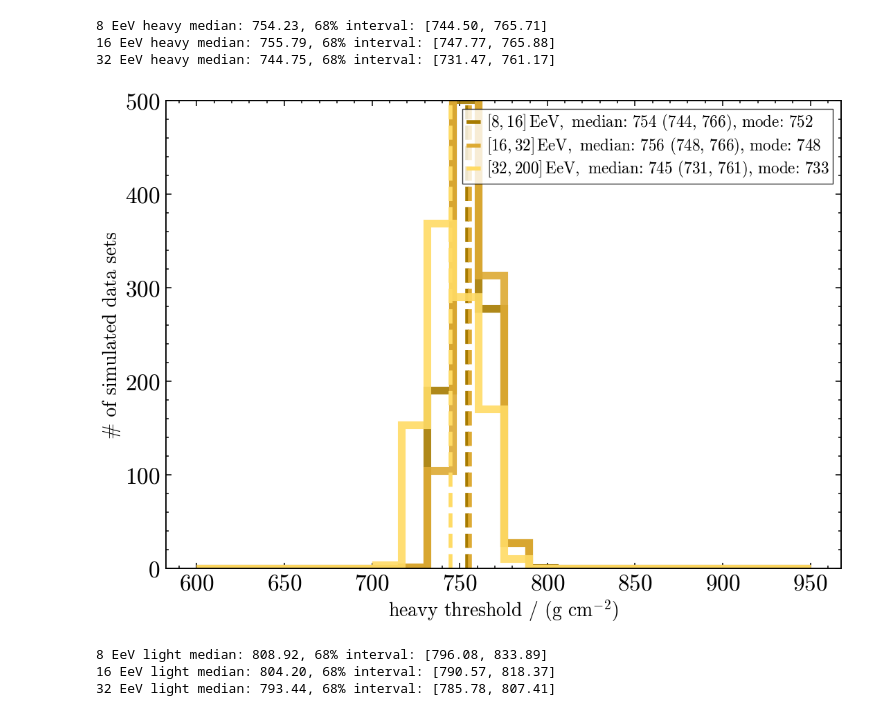
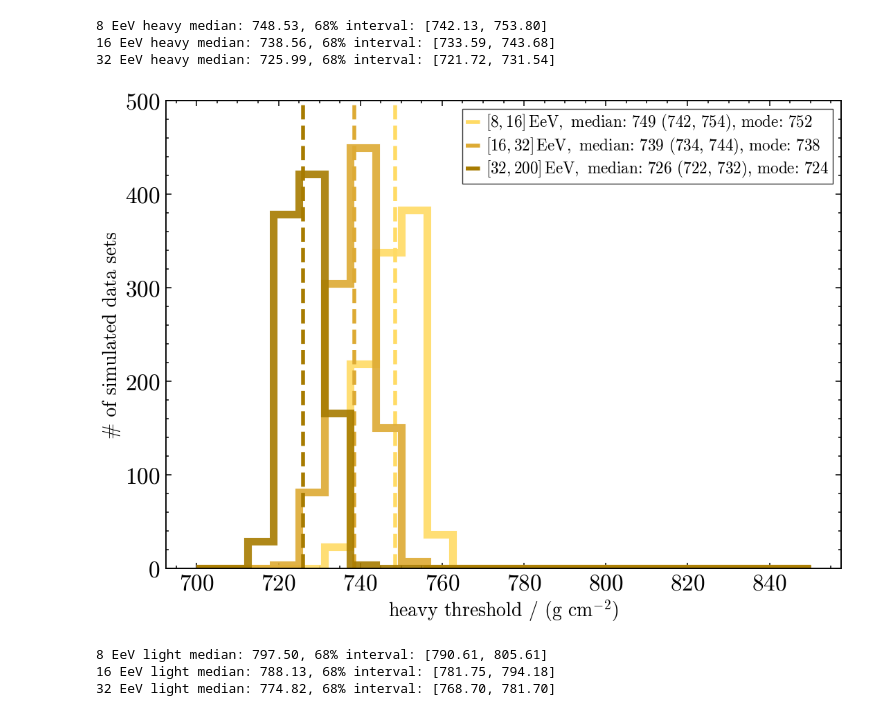
Before and after one commit to paolo-magnani/aixnet_simulations, a Jupyter notebook: final_plots.ipynb, the cells around one changed output. Drawn from its saved outputs; the diff is of its cells as text; code cells hidden in the pictures.

```diff
--- a/final_plots.ipynb
+++ b/final_plots.ipynb
@@ -4,7 +4,7 @@ import matplotlib.pyplot as plt
 import pandas as pd
 import ast
 
-df = pd.read_csv('partial_results_dnn_xmax.csv')
+df = pd.read_csv('data_results/final_results_aixnet_sybill23d.csv')
 display(df)
 
 # for col in ["light", "heavy", "frac_l", "frac_h"]:  # Adjust column names if needed
@@ -149,7 +149,7 @@ plt.show()
 from scipy import stats
 
 # colors = {'8': '#007a6b', '16': '#44aa99', '32': '#78dcca'}
-colors ={'8': '#a77b00', '16': '#ddaa33', '32': '#ffdb65'} # AixNet
+colors ={'8': '#ffdb65', '16': '#ddaa33', '32': '#a77b00'} # AixNet
 
 energ = [8, 16, 32, 200]
 bins = np.linspace(-5, 10, num=25)
@@ -259,7 +259,7 @@ plt.show()
 from scipy import stats
 
 energ = [8, 16, 32, 200]
-bins = np.linspace(600, 950, num=25)
+bins = np.linspace(700, 850, num=25)
 
 plt.figure(figsize=(15,9))
 for i in range(len(energ[:-1])):
@@ -272,38 +272,38 @@ for i in range(len(energ[:-1])):
     plt.hist(data, histtype='step', fill=False, color=colors[f'{ene}'], lw=8, alpha=0.9, bins=bins)
     plt.axvline(median, ls='--', lw=4, label=rf'$[{ene}, {energ[i+1]}] \, \mathrm{{EeV}},$ median: {median:.0f} ({p16:.0f}, {p84:.0f}), mode: {mode[0]:.0f}', color=colors[f'{ene}'])
     # plt.fill_betweenx([0, plt.gca().get_ylim()[1]], p16, p84, color=colors[f'{ene}'], alpha=0.2)
 
     print(f"{ene} EeV heavy median: {median:.2f}, 68% interval: [{p16:.2f}, {p84:.2f}]")
 plt.legend(fontsize='small')
 plt.xlabel(r'heavy threshold / (g cm$^{-2}$)')
 plt.ylabel('# of simulated data sets')
 plt.ylim(0, 500)
 plt.show()
 
 
 plt.figure(figsize=(15,9))
 for i in range(len(energ[:-1])):
     ene = energ[i]
     data = df['light'][df['emin'] == ene]
     median = np.median(data)
     mode = stats.mode(data)
     p16, p84 = np.percentile(data, [16, 84])
 
     plt.hist(data, histtype='step', stacked=False, fill=False, color=colors[f'{ene}'], lw=8, alpha=0.9, bins=bins)
     plt.axvline(median, ls='--', lw=4, label=rf'$[{ene}, {energ[i+1]}] \, \mathrm{{EeV}},$ median: {median:.0f} ({p16:.0f}, {p84:.0f}), mode: {mode[0]:.0f}', color=colors[f'{ene}'])
     # plt.fill_betweenx([0, plt.gca().get_ylim()[1]], p16, p84, color=colors[f'{ene}'], alpha=0.2)
 
     print(f"{ene} EeV light median: {median:.2f}, 68% interval: [{p16:.2f}, {p84:.2f}]")
-plt.legend(fontsize='small')
+plt.legend(fontsize='small', loc='upper left')
 plt.xlabel(r'light threshold / (g cm$^{-2}$)')
 plt.ylabel('# of simulated data sets')
 plt.ylim(0, 500)
 plt.show()
 # %% [output]
-8 EeV heavy median: 754.23, 68% interval: [744.50, 765.71]
-16 EeV heavy median: 755.79, 68% interval: [747.77, 765.88]
-32 EeV heavy median: 744.75, 68% interval: [731.47, 761.17]
+8 EeV heavy median: 748.53, 68% interval: [742.13, 753.80]
+16 EeV heavy median: 738.56, 68% interval: [733.59, 743.68]
+32 EeV heavy median: 725.99, 68% interval: [721.72, 731.54]
-[figure, old version]
+[figure, new version]
-8 EeV light median: 808.92, 68% interval: [796.08, 833.89]
-16 EeV light median: 804.20, 68% interval: [790.57, 818.37]
-32 EeV light median: 793.44, 68% interval: [785.78, 807.41]
+8 EeV light median: 797.50, 68% interval: [790.61, 805.61]
+16 EeV light median: 788.13, 68% interval: [781.75, 794.18]
+32 EeV light median: 774.82, 68% interval: [768.70, 781.70]
```
Also changed, not shown: parts of 7 cells of this notebook, 6 other files.
